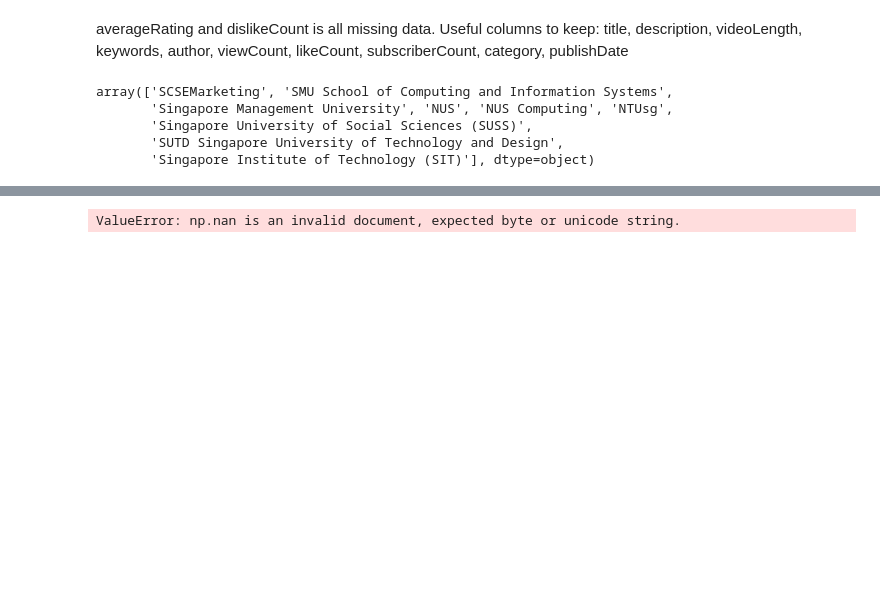
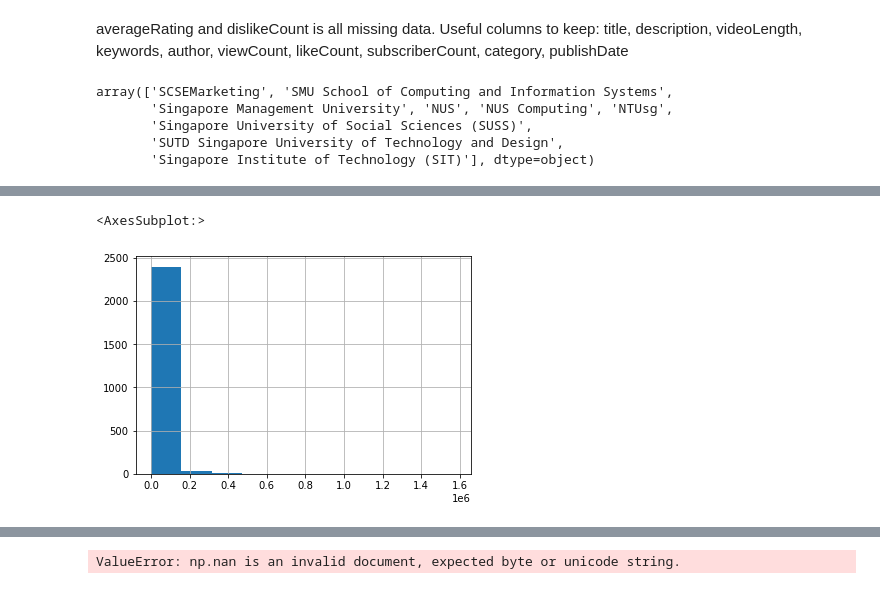
Before and after one commit to ashleyykq/is434-g2-t7, a Jupyter notebook: youtube/Youtube.ipynb, the cells around one changed output, grey strips where cells are left out. Drawn from its saved outputs; the diff is of its cells as text; code cells hidden in the pictures; blank space fills up the shorter version.

```diff
--- a/youtube/Youtube.ipynb
+++ b/youtube/Youtube.ipynb
@@ -272,13 +107 @@ query                 0
 dtype: int64
-# %%
-df2["subscriberCount_processed"] = df2["subscriberCount"].fillna("0")
-df2["subscriberCount_processed"] = df2["subscriberCount_processed"].str.replace(" subscribers","")
-x = []
-# df2["subscriberCount_processed"] = [int(float(i.replace("K","")) *1000) for i in df2["subscriberCount_processed"] if "K" in i]
-for i in df2['subscriberCount_processed']:
-    if "K" in i:
-        i = int(float(i.replace("K","")) *1000)
-    x.append(int(i))
-df2.insert(len(df2.columns)-1,"subscriberCountProcessed", x, True)
-df2.drop("subscriberCount_processed", axis = 1, inplace = True)
-df2
@@ -319,2 +107,0 @@ memory usage: 459.2+ KB
-# %%
-df2['publishDateProcessed'] = pd.to_datetime(df2['publishDate'], infer_datetime_format=True)
@@ -325,3 +107,0 @@ array([ True])
-# %%
-df2.drop('isFamilySafe', axis = 1, inplace= True)
-df2
@@ -412,0 +108,3 @@ df3 = df3.drop(["description","keywords"])
+# %%
+df2_dropna = df2.dropna(subset = ["keywords","description","subscriberCount"]).reset_index(drop = True)
+df2_dropna
@@ -412,0 +139,5 @@ df3 = df3.drop(["description","keywords"])
+# %%
+df2_dropna["viewCount"].hist()
+# %% [output]
+<AxesSubplot:>
+[figure, added]
```
Also changed, not shown: parts of 124 cells of this notebook, 4 other files.
